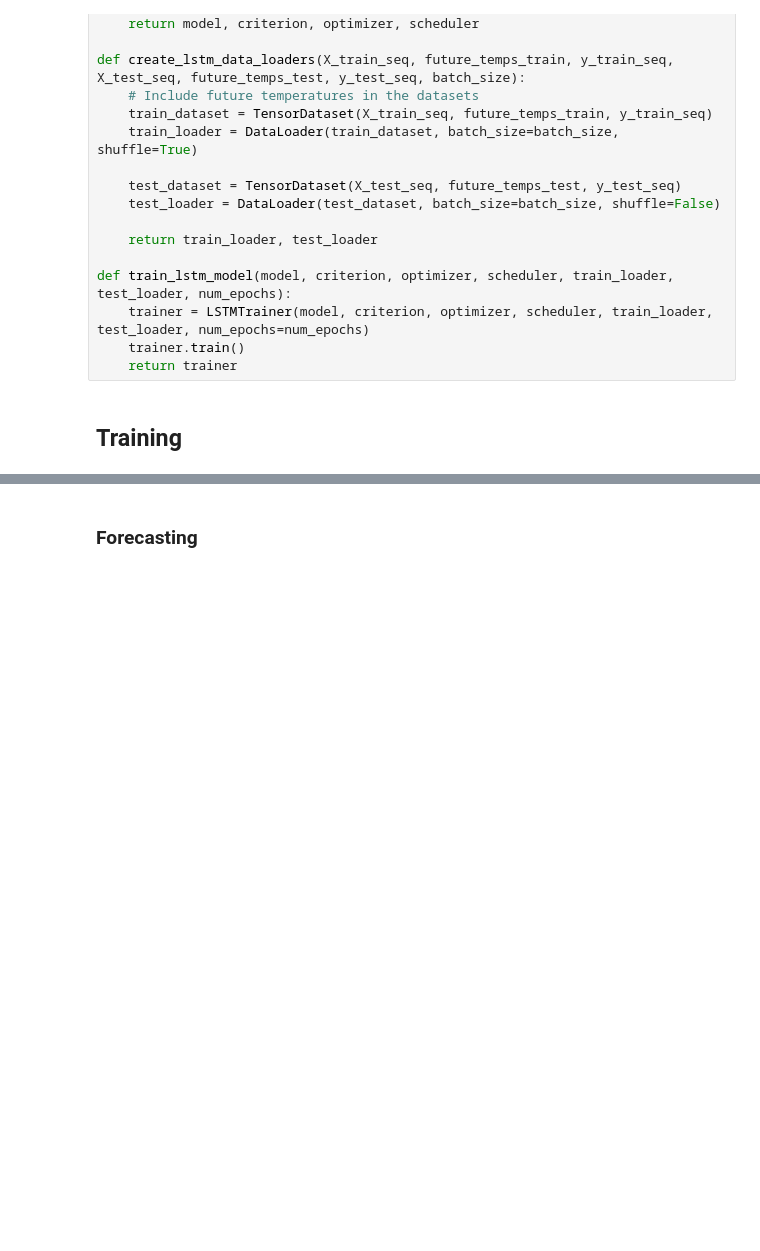
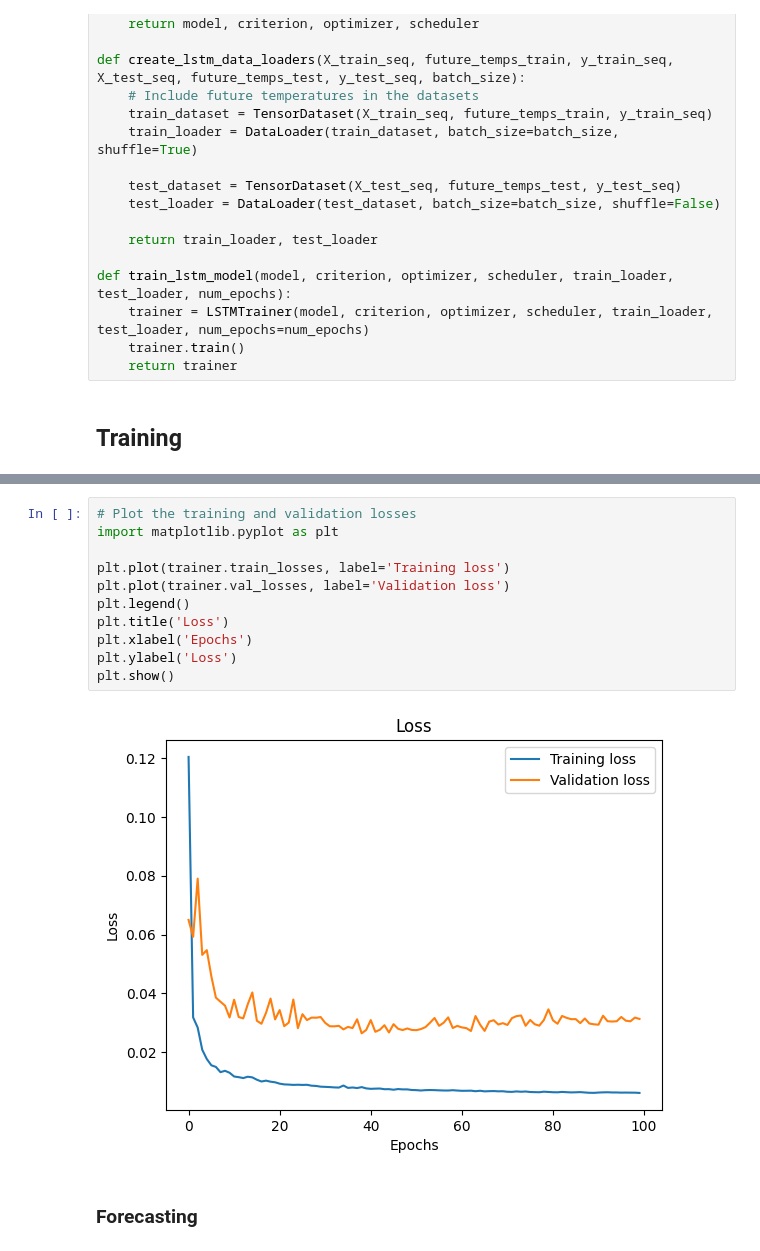
Before and after one commit to andershc/Consumption-LSTM, a Jupyter notebook: ANEO-LSTM.ipynb, the cells around one changed output, grey strips where cells are left out. Drawn from its saved outputs; the diff is of its cells as text; blank space fills up the shorter version.

```diff
--- a/ANEO-LSTM.ipynb
+++ b/ANEO-LSTM.ipynb
@@ -205,3 +205,16 @@ Validation avg. loss:  0.03371273869381231
+# %%
+# Plot the training and validation losses
+import matplotlib.pyplot as plt
+
+plt.plot(trainer.train_losses, label='Training loss')
+plt.plot(trainer.val_losses, label='Validation loss')
+plt.legend()
+plt.title('Loss')
+plt.xlabel('Epochs')
+plt.ylabel('Loss')
+plt.show()
+# %% [output]
+[figure, added]
 # %% [markdown]
 ### Forecasting
 # %%
```
Also changed, not shown: parts of 9 cells of this notebook, 16 other files.
